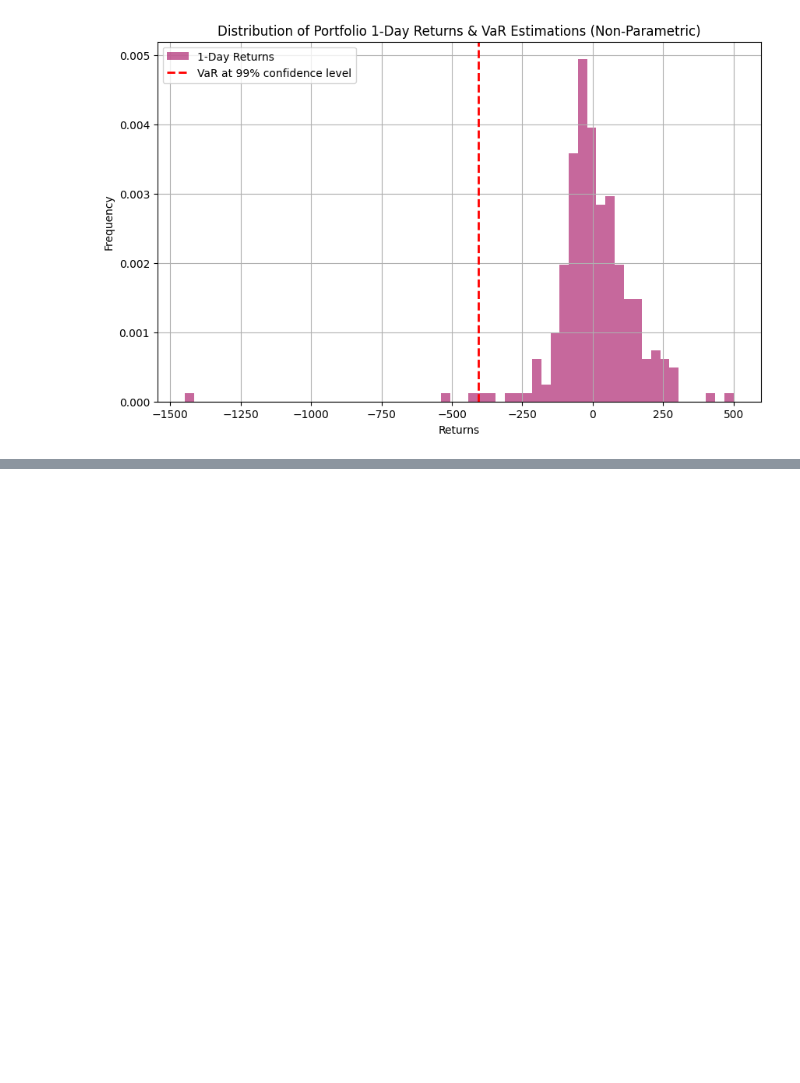
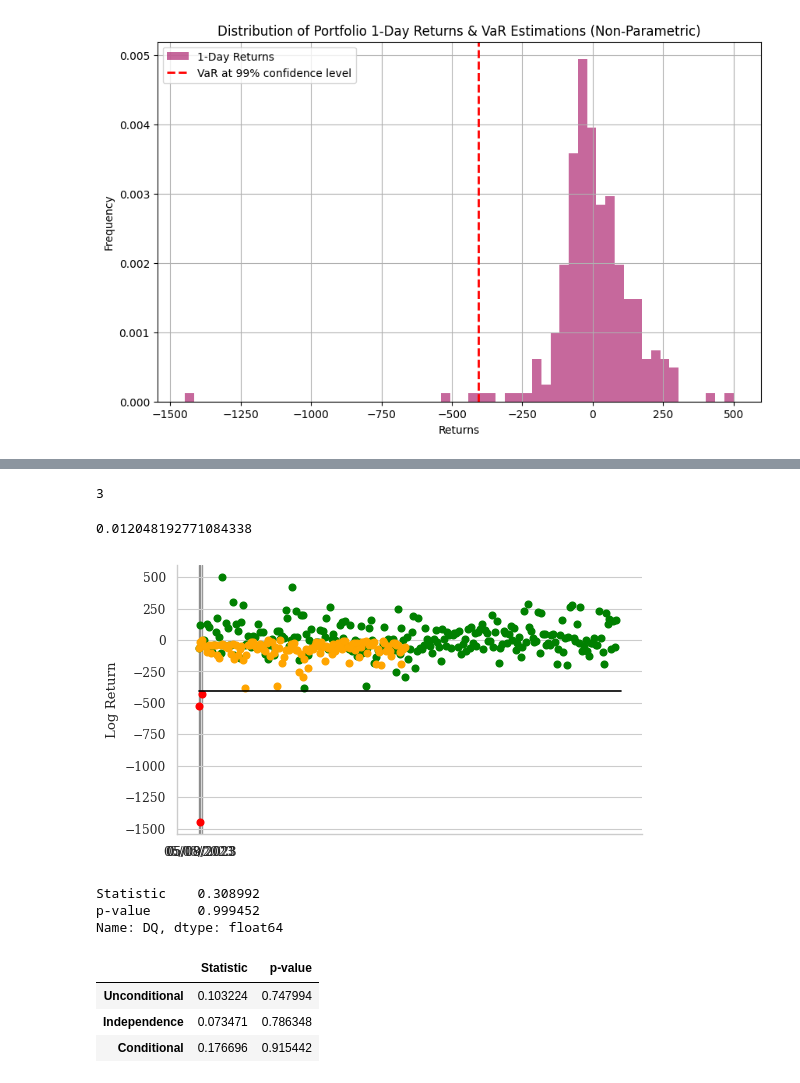
Before and after one commit to userlele78/Risk-Management-Project, a Jupyter notebook: Code/non-parametric-VaR.ipynb, the cells around one changed output, grey strips where cells are left out. Saved outputs shown, nothing was run; the diff lists cells and outputs as text; code cells hidden in the pictures; blank space fills up the shorter version.

```diff
--- a/Code/non-parametric-VaR.ipynb
+++ b/Code/non-parametric-VaR.ipynb
@@ -287,0 +489,25 @@ plt.show()
+# %%
+bt.number_of_hits()
+# %% [output]
+3
+# %%
+bt.hit_rate()
+# %% [output]
+0.012048192771084338
+# %%
+bt.plot()
+# %% [output]
+[figure, added]
+# %%
+bt.dq_bt()
+# %% [output]
+Statistic    0.308992
+p-value      0.999452
+Name: DQ, dtype: float64
+# %%
+bt.lr_bt()
+# %% [output]
+|  | Statistic | p-value |
+| Unconditional | 0.103224 | 0.747994 |
+| Independence | 0.073471 | 0.786348 |
+| Conditional | 0.176696 | 0.915442 |
```
Also changed, not shown: parts of 2 cells of this notebook, 1 other file.
